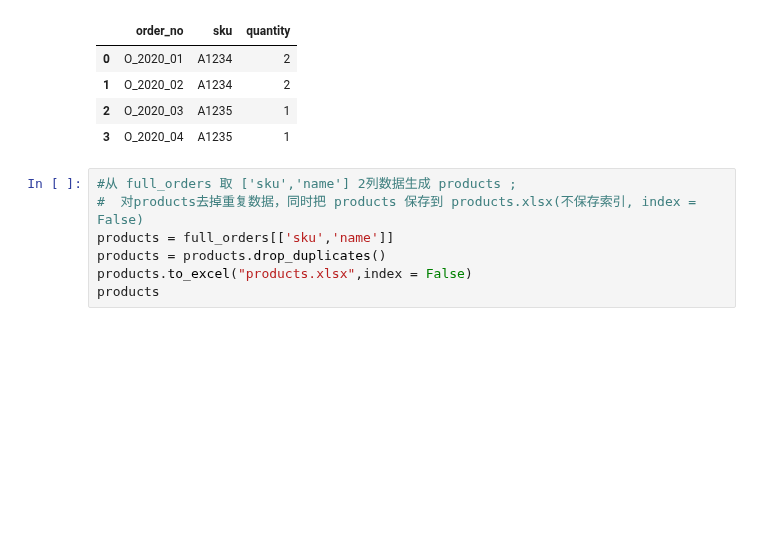
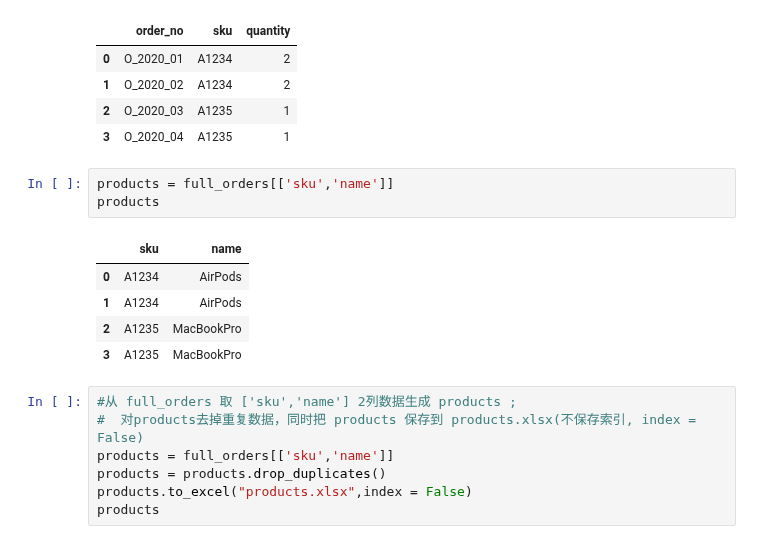
Before and after one commit to liuhui998/pe2, a Jupyter notebook: 06-tidy/answer-questions.ipynb, the cells around one changed output. Saved outputs shown, nothing was run; the diff lists cells and outputs as text; blank space fills up the shorter version.

```diff
--- a/06-tidy/answer-questions.ipynb
+++ b/06-tidy/answer-questions.ipynb
@@ -355,6 +360,15 @@ orders
 | 1 | O_2020_02 | A1234 | 2 |
 | 2 | O_2020_03 | A1235 | 1 |
 | 3 | O_2020_04 | A1235 | 1 |
+# %%
+products = full_orders[['sku','name']]
+products
+# %% [output]
+|  | sku | name |
+| 0 | A1234 | AirPods |
+| 1 | A1234 | AirPods |
+| 2 | A1235 | MacBookPro |
+| 3 | A1235 | MacBookPro |
 # %%
 #从 full_orders 取 ['sku','name'] 2列数据生成 products ;
 #  对products去掉重复数据，同时把 products 保存到 products.xlsx(不保存索引, index = False)
```
Also changed, not shown: parts of 8 cells of this notebook.
